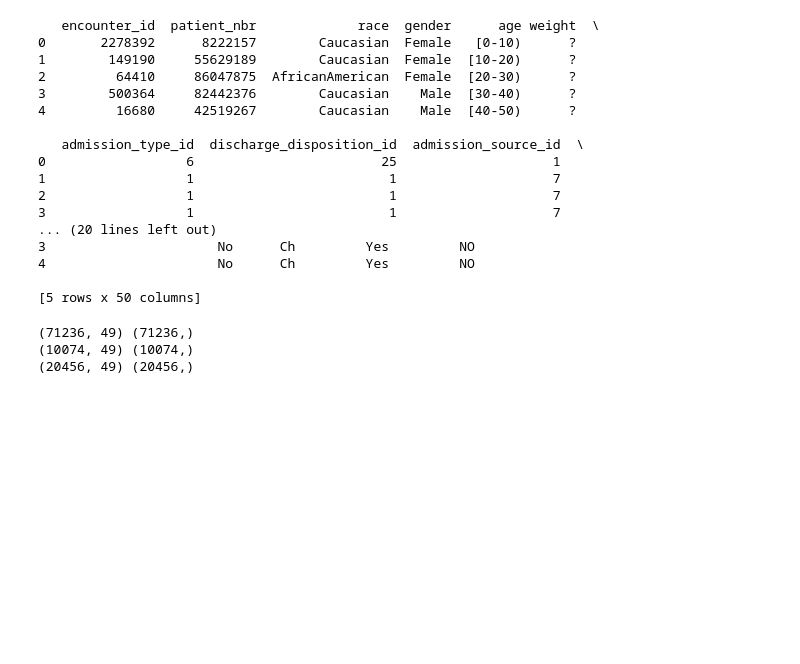
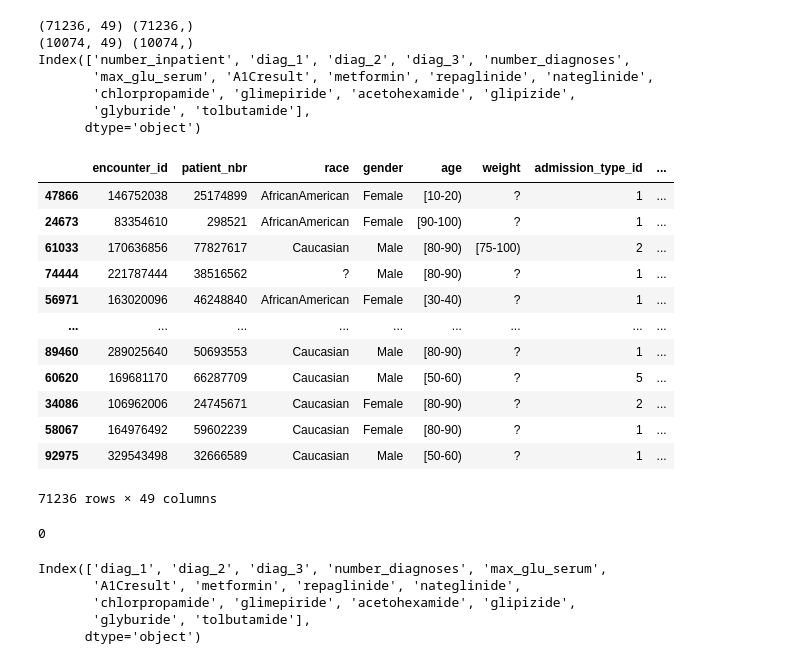
Before and after one commit to DiyadotSaha/ML_Diabetes_Project, a Jupyter notebook: Project.ipynb, the cells around one changed output. Drawn from its saved outputs; the diff is of its cells as text; code cells hidden in the pictures; blank space fills up the shorter version.

```diff
--- a/Project.ipynb
+++ b/Project.ipynb
@@ -39,36 +40,11 @@ import sklearn.tree as tree
 # !! Important !! : do not change this
 seed = 1234
 np.random.seed(seed)
-# %%
-# Reading in the CSV file
-dia_data = pd.read_csv("data/diabetic_data.csv")
-
-#print(dia_X.shape)
-# View the first 5 rows
-print(dia_data.head())
-#print(f"NumFeatures: {len(dia_data.columns)} \nFeatures: {dia_data.columns}")
-#print(f"Summary: {dia_data.info}")
-# %% [output]
-   encounter_id  patient_nbr             race  gender      age weight  \
-0       2278392      8222157        Caucasian  Female   [0-10)      ?
-1        149190     55629189        Caucasian  Female  [10-20)      ?
-2         64410     86047875  AfricanAmerican  Female  [20-30)      ?
-3        500364     82442376        Caucasian    Male  [30-40)      ?
-4         16680     42519267        Caucasian    Male  [40-50)      ?
-
-   admission_type_id  discharge_disposition_id  admission_source_id  \
-0                  6                        25                    1
-1                  1                         1                    7
-2                  1                         1                    7
-3                  1                         1                    7
-... (20 lines left out)
-3                      No      Ch         Yes         NO
-4                      No      Ch         Yes         NO
-
-[5 rows x 50 columns]
 # %%
-data = dia_data.to_numpy()
-X, Y = data[:,:-1], data[:,-1]
+# Reading in the CSV file
+dia_data = pd.read_csv("data/diabetic_data.csv")
+X = dia_data.iloc[:, :-1]  # All columns except the last one
+Y = dia_data.iloc[:, -1]   # Last column
 #train 70% temp 30%
 Xtr, Xtemp, Ytr, Ytemp = train_test_split(X, Y, test_size=0.3, random_state=seed)
 
@@ -78,8 +54,45 @@ Xva, Xtest, Yva, Ytest = train_test_split(Xtemp, Ytemp, test_size=0.67, random_s
 
 print(Xtr.shape, Ytr.shape)
 print(Xva.shape, Yva.shape)
-print(Xtest.shape, Ytest.shape)
+
+# View the first 5 rows
+print(Xtr.columns[17:33])
 # %% [output]
 (71236, 49) (71236,)
 (10074, 49) (10074,)
-(20456, 49) (20456,)
+Index(['number_inpatient', 'diag_1', 'diag_2', 'diag_3', 'number_diagnoses',
+       'max_glu_serum', 'A1Cresult', 'metformin', 'repaglinide', 'nateglinide',
+       'chlorpropamide', 'glimepiride', 'acetohexamide', 'glipizide',
+       'glyburide', 'tolbutamide'],
+      dtype='object')
+# %%
+Xtr
+# %% [output]
+|  | encounter_id | patient_nbr | race | gender | age | weight | admission_type_id | ... |
+| 47866 | 146752038 | 25174899 | AfricanAmerican | Female | [10-20) | ? | 1 | ... |
+| 24673 | 83354610 | 298521 | AfricanAmerican | Female | [90-100) | ? | 1 | ... |
+| 61033 | 170636856 | 77827617 | Caucasian | Male | [80-90) | [75-100) | 2 | ... |
+| 74444 | 221787444 | 38516562 | ? | Male | [80-90) | ? | 1 | ... |
+| 56971 | 163020096 | 46248840 | AfricanAmerican | Female | [30-40) | ? | 1 | ... |
+| ... | ... | ... | ... | ... | ... | ... | ... | ... |
+| 89460 | 289025640 | 50693553 | Caucasian | Male | [80-90) | ? | 1 | ... |
+| 60620 | 169681170 | 66287709 | Caucasian | Male | [50-60) | ? | 5 | ... |
+| 34086 | 106962006 | 24745671 | Caucasian | Female | [80-90) | ? | 2 | ... |
+| 58067 | 164976492 | 59602239 | Caucasian | Female | [80-90) | ? | 1 | ... |
+| 92975 | 329543498 | 32666589 | Caucasian | Male | [50-60) | ? | 1 | ... |
+71236 rows × 49 columns
+# %%
+missing_values = Xtr['glyburide'].isna().sum()
+# Print or display the number of missing values in each column
+print(missing_values)
+# %% [output]
+0
+# %%
+Xtr.iloc[:,17:33]
+print(Xtr.columns[18:33])
+# %% [output]
+Index(['diag_1', 'diag_2', 'diag_3', 'number_diagnoses', 'max_glu_serum',
+       'A1Cresult', 'metformin', 'repaglinide', 'nateglinide',
+       'chlorpropamide', 'glimepiride', 'acetohexamide', 'glipizide',
+       'glyburide', 'tolbutamide'],
+      dtype='object')
```
Also changed, not shown: parts of 9 cells of this notebook.
